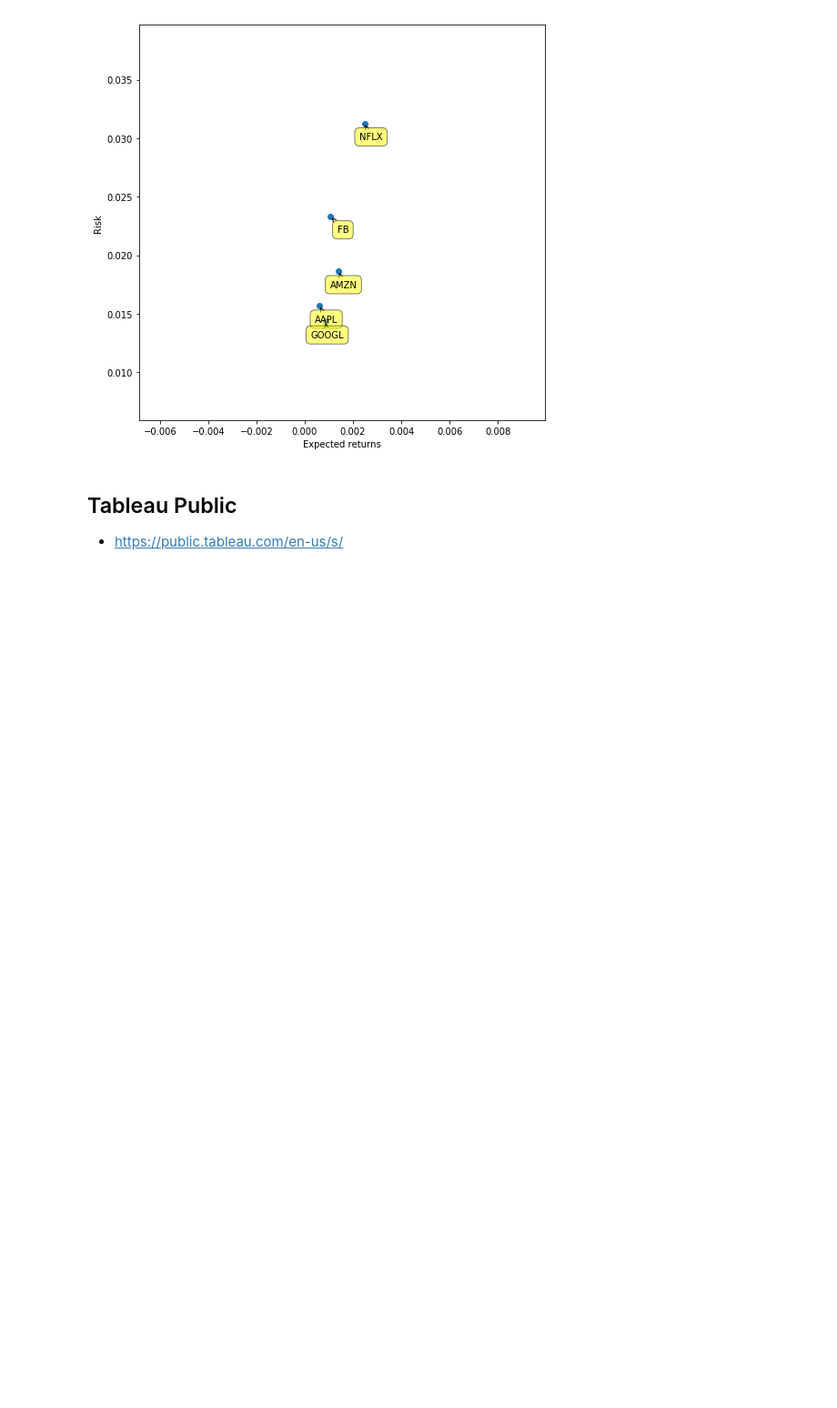
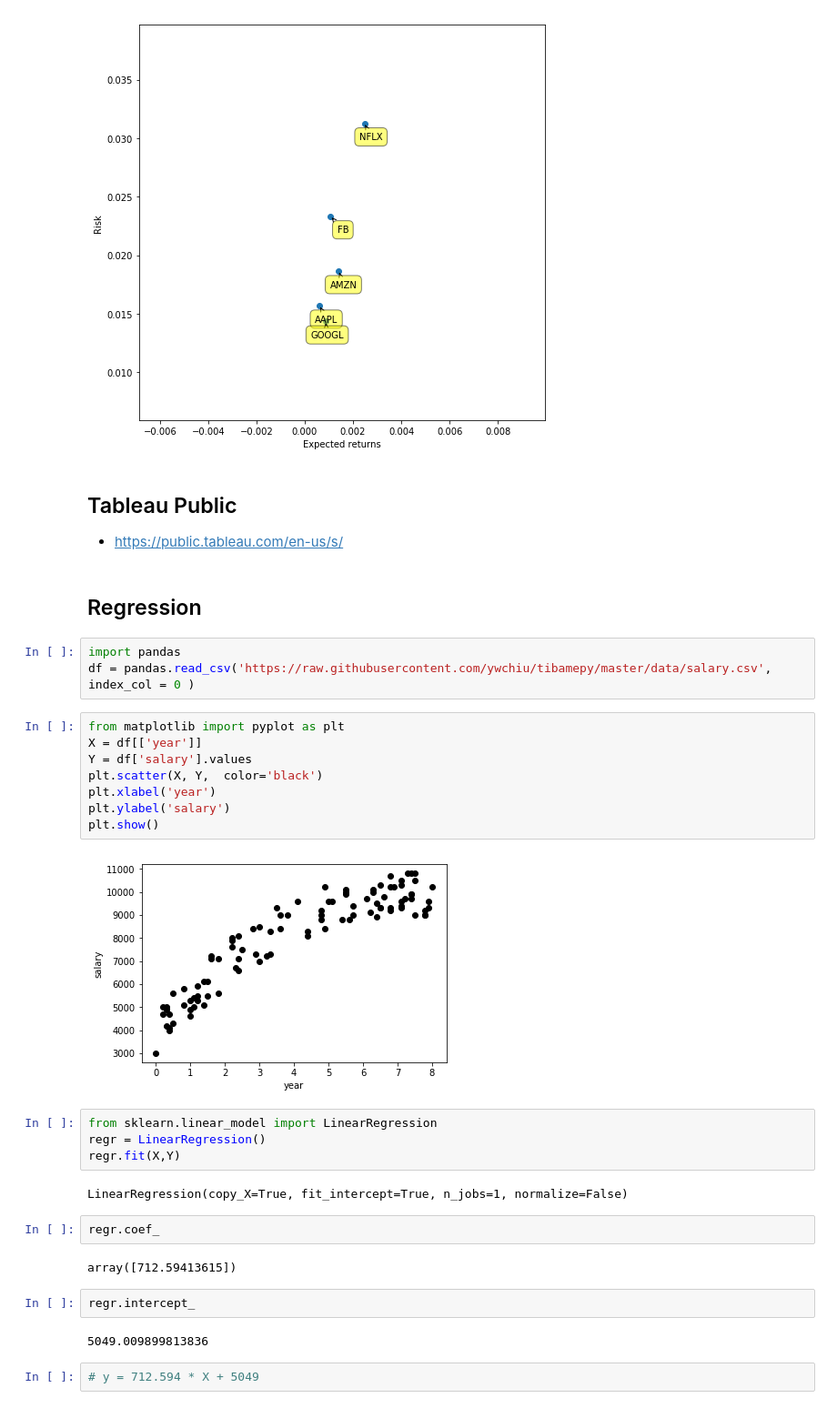
Before and after one commit to ywchiu/cathaybkpython, a Jupyter notebook: Demo20181211.ipynb, the cells around one changed output. Shown at 91% size. Drawn from its saved outputs; the diff is of its cells as text; blank space fills up the shorter version.

Commit message:
regression

```diff
--- a/Demo20181211.ipynb
+++ b/Demo20181211.ipynb
@@ -687,3 +687,34 @@ for label, x, y in zip(rets.columns, rets.mean(), rets.std()):
 # %% [markdown]
 ## Tableau Public
 - https://public.tableau.com/en-us/s/
+# %% [markdown]
+## Regression
+# %%
+import pandas
+df = pandas.read_csv('https://raw.githubusercontent.com/ywchiu/tibamepy/master/data/salary.csv', index_col = 0 )
+# %%
+from matplotlib import pyplot as plt
+X = df[['year']]
+Y = df['salary'].values
+plt.scatter(X, Y,  color='black')
+plt.xlabel('year')
+plt.ylabel('salary')
+plt.show()
+# %% [output]
+[figure, added]
+# %%
+from sklearn.linear_model import LinearRegression
+regr = LinearRegression()
+regr.fit(X,Y)
+# %% [output]
+LinearRegression(copy_X=True, fit_intercept=True, n_jobs=1, normalize=False)
+# %%
+regr.coef_
+# %% [output]
+array([712.59413615])
+# %%
+regr.intercept_
+# %% [output]
+5049.009899813836
+# %%
+# y = 712.594 * X + 5049
```
Also changed, not shown: parts of 13 cells of this notebook.
